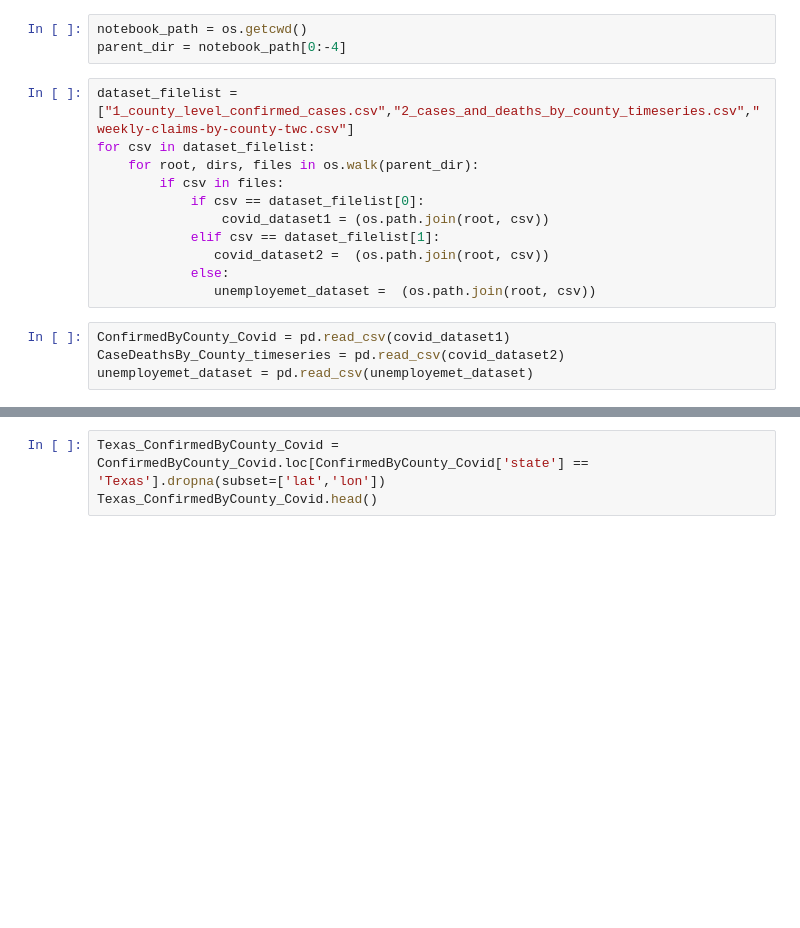
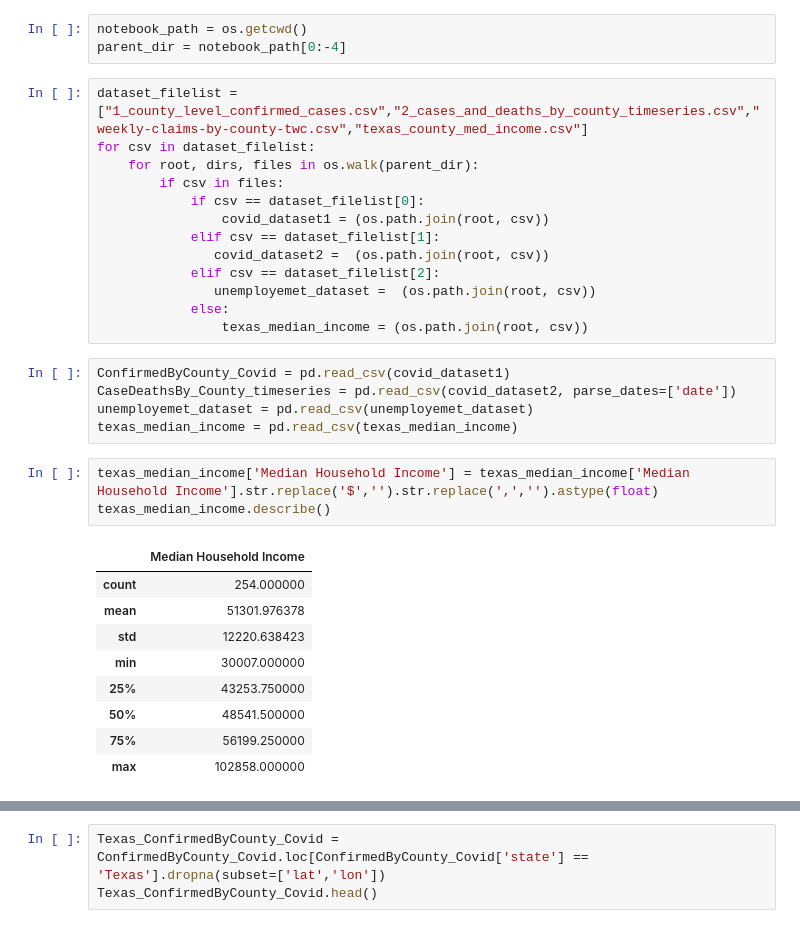
Before and after one commit to inkosi-codes/Covid-19-and-Low-Income-Communities, a Jupyter notebook: src/Covid_and_low_income_communities.ipynb, the cells around one changed output, grey strips where cells are left out. Cells and saved outputs as stored; diff of their text form; blank space fills up the shorter version.

```diff
--- a/src/Covid_and_low_income_communities.ipynb
+++ b/src/Covid_and_low_income_communities.ipynb
@@ -21,7 +21,7 @@ gmaps.configure(api_key=gkey)
 notebook_path = os.getcwd()
 parent_dir = notebook_path[0:-4]
 # %%
-dataset_filelist = ["1_county_level_confirmed_cases.csv","2_cases_and_deaths_by_county_timeseries.csv","weekly-claims-by-county-twc.csv"]
+dataset_filelist = ["1_county_level_confirmed_cases.csv","2_cases_and_deaths_by_county_timeseries.csv","weekly-claims-by-county-twc.csv","texas_county_med_income.csv"]
 for csv in dataset_filelist:
     for root, dirs, files in os.walk(parent_dir):
         if csv in files:
@@ -29,9 +29,25 @@ for csv in dataset_filelist:
                 covid_dataset1 = (os.path.join(root, csv))
             elif csv == dataset_filelist[1]:
                covid_dataset2 =  (os.path.join(root, csv))
+            elif csv == dataset_filelist[2]:
+               unemployemet_dataset =  (os.path.join(root, csv))
             else:
-               unemployemet_dataset =  (os.path.join(root, csv))
+                texas_median_income = (os.path.join(root, csv))
 # %%
 ConfirmedByCounty_Covid = pd.read_csv(covid_dataset1)
-CaseDeathsBy_County_timeseries = pd.read_csv(covid_dataset2)
+CaseDeathsBy_County_timeseries = pd.read_csv(covid_dataset2, parse_dates=['date'])
 unemployemet_dataset = pd.read_csv(unemployemet_dataset)
+texas_median_income = pd.read_csv(texas_median_income)
+# %%
+texas_median_income['Median Household Income'] = texas_median_income['Median Household Income'].str.replace('$','').str.replace(',','').astype(float)
+texas_median_income.describe()
+# %% [output]
+|  | Median Household Income |
+| count | 254.000000 |
+| mean | 51301.976378 |
+| std | 12220.638423 |
+| min | 30007.000000 |
+| 25% | 43253.750000 |
+| 50% | 48541.500000 |
+| 75% | 56199.250000 |
+| max | 102858.000000 |
```
Also changed, not shown: parts of 7 cells of this notebook, 1 other file.
